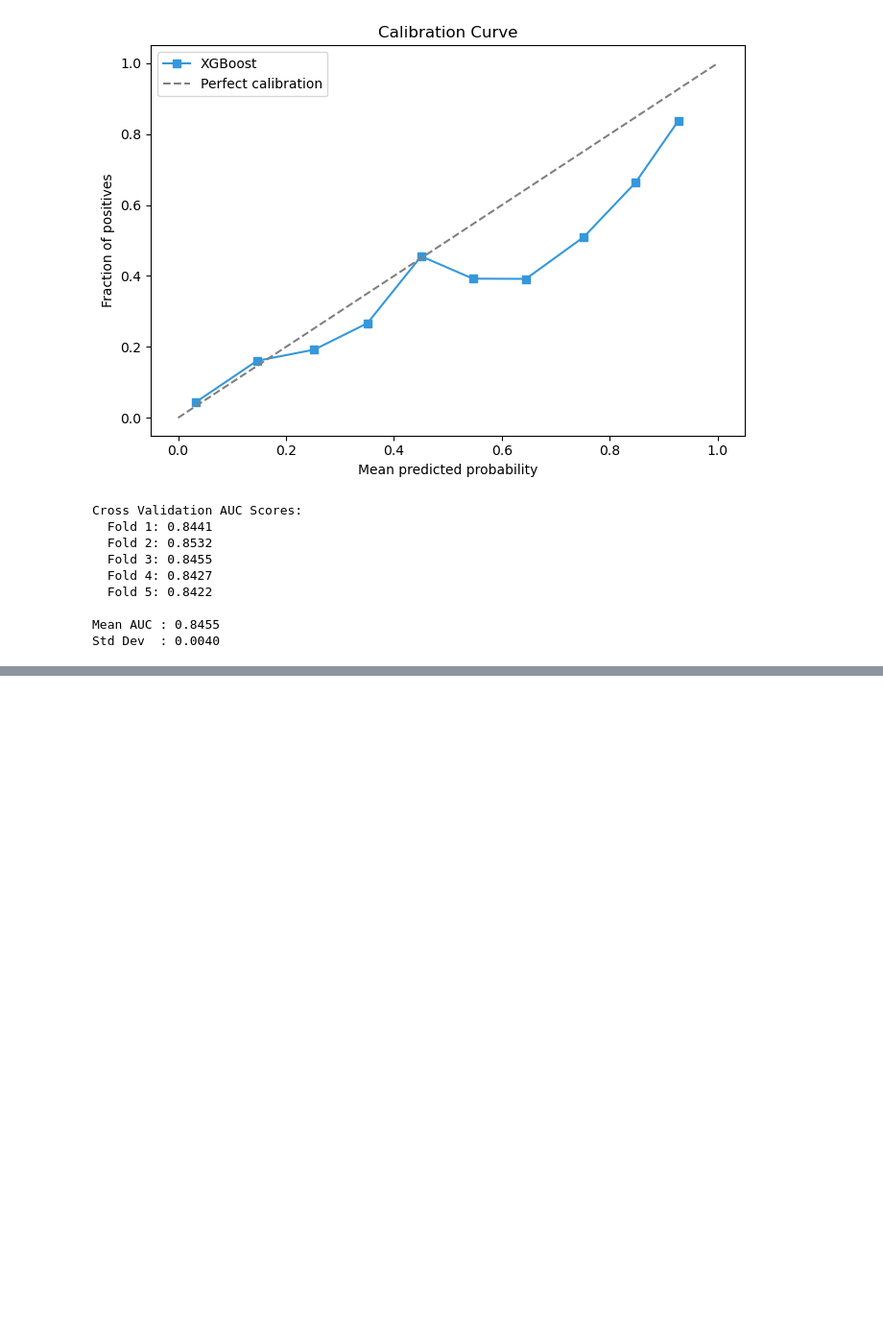
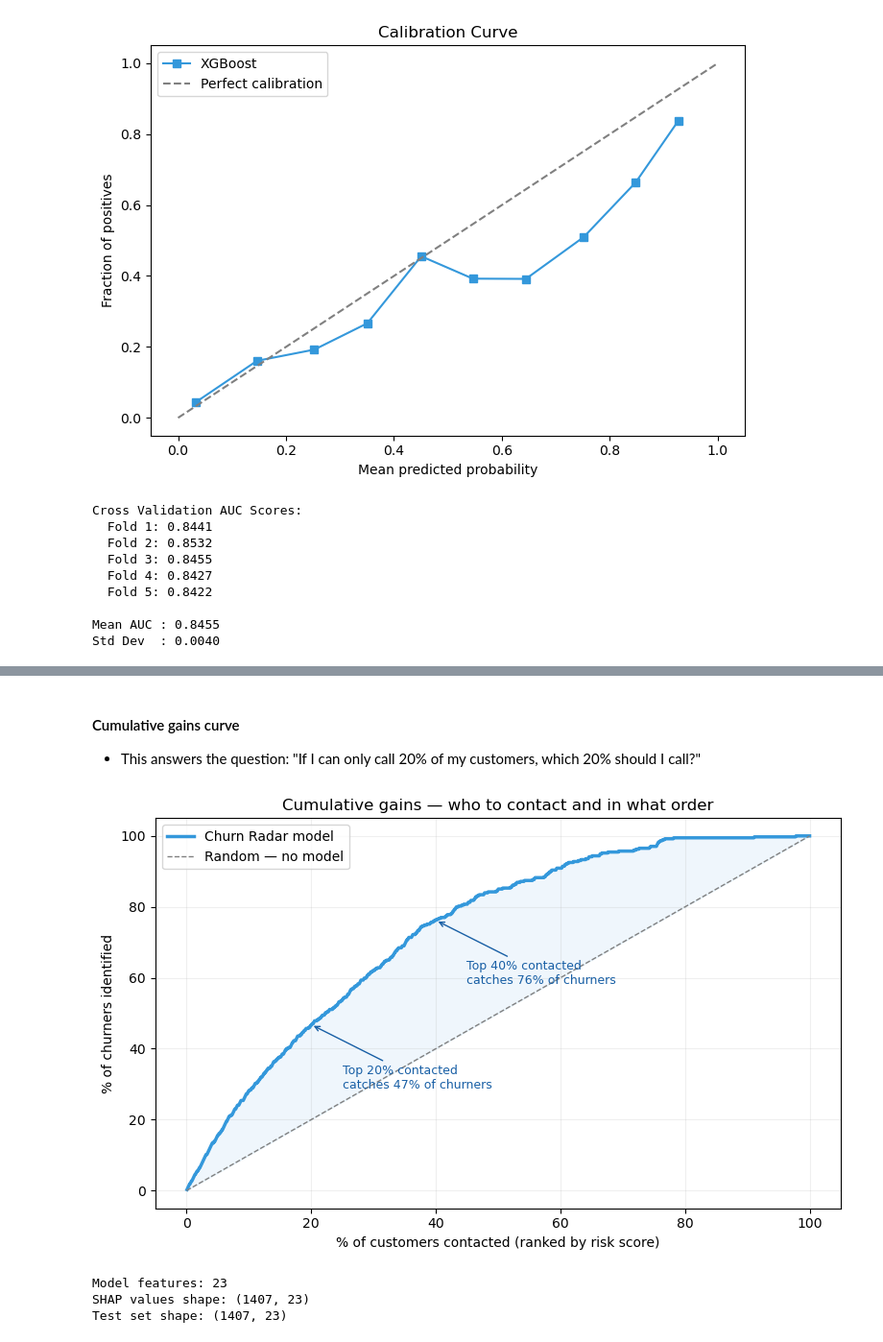
Before and after one commit to shaheerr1/churn-radar, a Jupyter notebook: backend/notebooks/exploration.ipynb, the cells around one changed output, grey strips where cells are left out. Shown at 96% size. Saved outputs shown, nothing was run; the diff lists cells and outputs as text; code cells hidden in the pictures; blank space fills up the shorter version.

```diff
--- a/backend/notebooks/exploration.ipynb
+++ b/backend/notebooks/exploration.ipynb
@@ -530,0 +628,58 @@ Std Dev  : 0.0040
+# %% [markdown]
+#### Cumulative gains curve
+
+- This answers the question: "If I can only call 20% of my customers, which 20% should I call?"
+# %%
+sorted_idx = np.argsort(y_pred_proba)[::-1]
+sorted_actual = np.array(y_test)[sorted_idx]
+
+total_churners = sorted_actual.sum()
+cumulative_churners = np.cumsum(sorted_actual)
+cumulative_pct_customers = np.arange(1, len(sorted_actual) + 1) / len(sorted_actual) * 100
+cumulative_pct_churners = cumulative_churners / total_churners * 100
+
+plt.figure(figsize=(8, 5))
+plt.plot(cumulative_pct_customers, cumulative_pct_churners,
+         color='#3498db', linewidth=2.5, label='Churn Radar model')
+plt.plot([0, 100], [0, 100],
+         '--', color='gray', linewidth=1, label='Random — no model')
+
+for pct in [20, 40]:
+    idx = np.searchsorted(cumulative_pct_customers, pct)
+    gain = cumulative_pct_churners[idx]
+    plt.annotate(
+        f'Top {pct}% contacted\ncatches {gain:.0f}% of churners',
+        xy=(pct, gain),
+        xytext=(pct + 5, gain - 18),
+        fontsize=9,
+        color='#185FA5',
+        arrowprops=dict(arrowstyle='->', color='#185FA5', lw=1)
+    )
+
+plt.fill_between(cumulative_pct_customers,
+                 cumulative_pct_churners,
+                 cumulative_pct_customers,
+                 alpha=0.08, color='#3498db')
+plt.xlabel('% of customers contacted (ranked by risk score)')
+plt.ylabel('% of churners identified')
+plt.title('Cumulative gains — who to contact and in what order')
+plt.legend()
+plt.grid(alpha=0.2)
+plt.tight_layout()
+plt.show()
+# %% [output]
+[figure, added]
+# %%
+# Make sure explainer is using the current saved model
+model = joblib.load('../../models/churn_model.pkl')
+explainer = shap.TreeExplainer(model)
+shap_values = explainer.shap_values(X_test)
+
+# Quick sanity check
+print("Model features:", len(model.feature_names_in_))
+print("SHAP values shape:", shap_values.shape)
+print("Test set shape:", X_test.shape)
+# %% [output]
+Model features: 23
+SHAP values shape: (1407, 23)
+Test set shape: (1407, 23)
```
Also changed, not shown: parts of 4 cells of this notebook.
